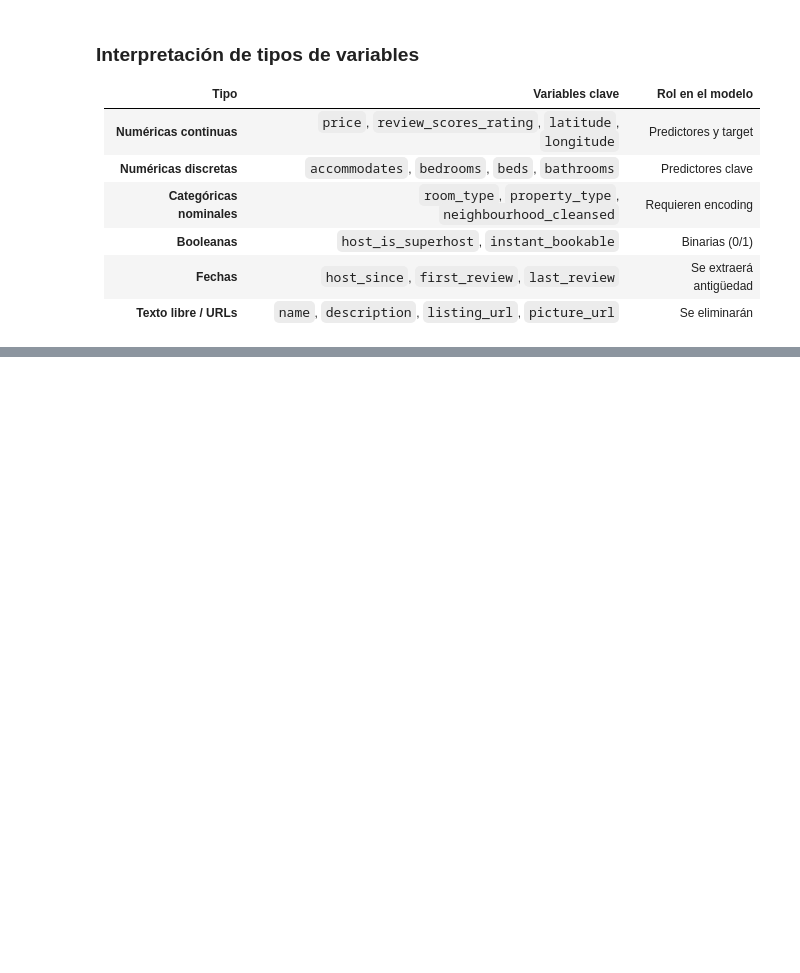
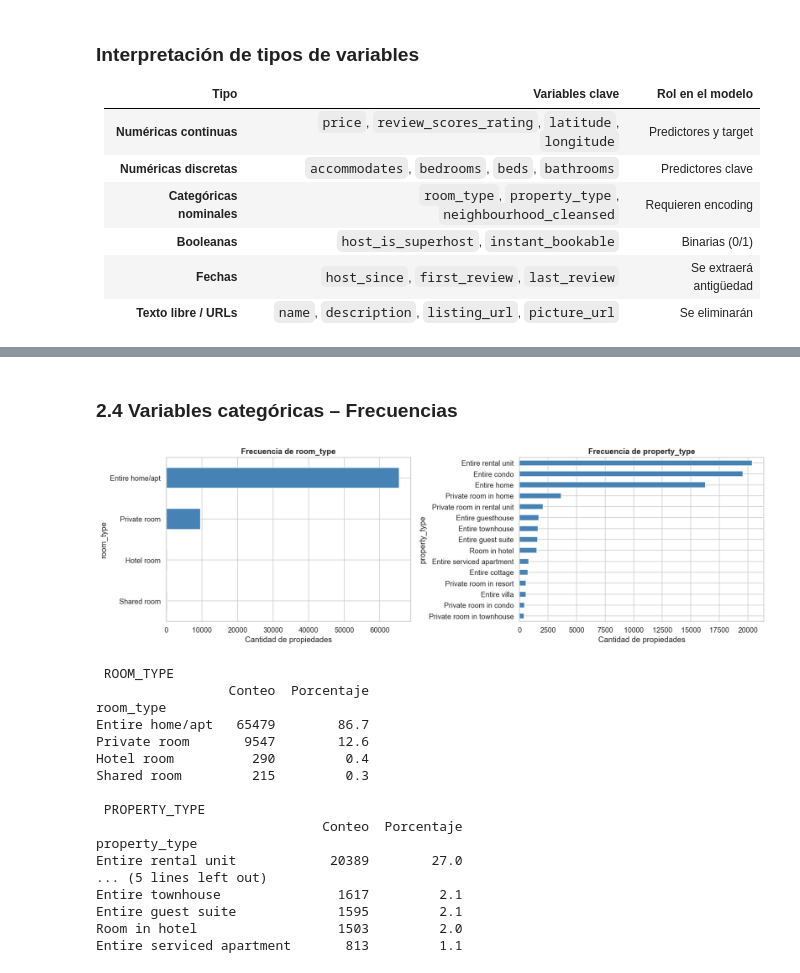
Before and after one commit to Branuvg/lab4_mineria, a Jupyter notebook: lab4.ipynb, the cells around one changed output, grey strips where cells are left out. Cells and saved outputs as stored; diff of their text form; code cells hidden in the pictures; blank space fills up the shorter version.

```diff
--- a/lab4.ipynb
+++ b/lab4.ipynb
@@ -110,0 +221,45 @@ df_raw.describe(include='number').T.style.background_gradient(cmap='Blues', axis
+# %% [markdown]
+### 2.4 Variables categóricas – Frecuencias
+# %%
+cat_vars = ['room_type', 'property_type']
+cat_vars = [v for v in cat_vars if v in df.columns]
+
+fig, axes = plt.subplots(1, len(cat_vars), figsize=(16, 5))
+if len(cat_vars) == 1:
+    axes = [axes]
+
+for ax, var in zip(axes, cat_vars):
+    counts = df[var].value_counts().head(15)
+    counts.plot(kind='barh', ax=ax, color='steelblue', edgecolor='white')
+    ax.set_title(f'Frecuencia de {var}', fontweight='bold')
+    ax.set_xlabel('Cantidad de propiedades')
+    ax.invert_yaxis()
+
+plt.tight_layout()
+plt.show()
+
+# Tabla de frecuencias
+for var in cat_vars:
+    print(f"\n {var.upper()}")
+    counts = df[var].value_counts()
+    pct    = (counts / counts.sum() * 100).round(1)
+    print(pd.DataFrame({'Conteo': counts, 'Porcentaje': pct}).head(10).to_string())
+# %% [output]
+[figure, added]
+ ROOM_TYPE
+                 Conteo  Porcentaje
+room_type
+Entire home/apt   65479        86.7
+Private room       9547        12.6
+Hotel room          290         0.4
+Shared room         215         0.3
+
+ PROPERTY_TYPE
+                             Conteo  Porcentaje
+property_type
+Entire rental unit            20389        27.0
+... (5 lines left out)
+Entire townhouse               1617         2.1
+Entire guest suite             1595         2.1
+Room in hotel                  1503         2.0
+Entire serviced apartment       813         1.1
```
Also changed, not shown: parts of 16 cells of this notebook.
